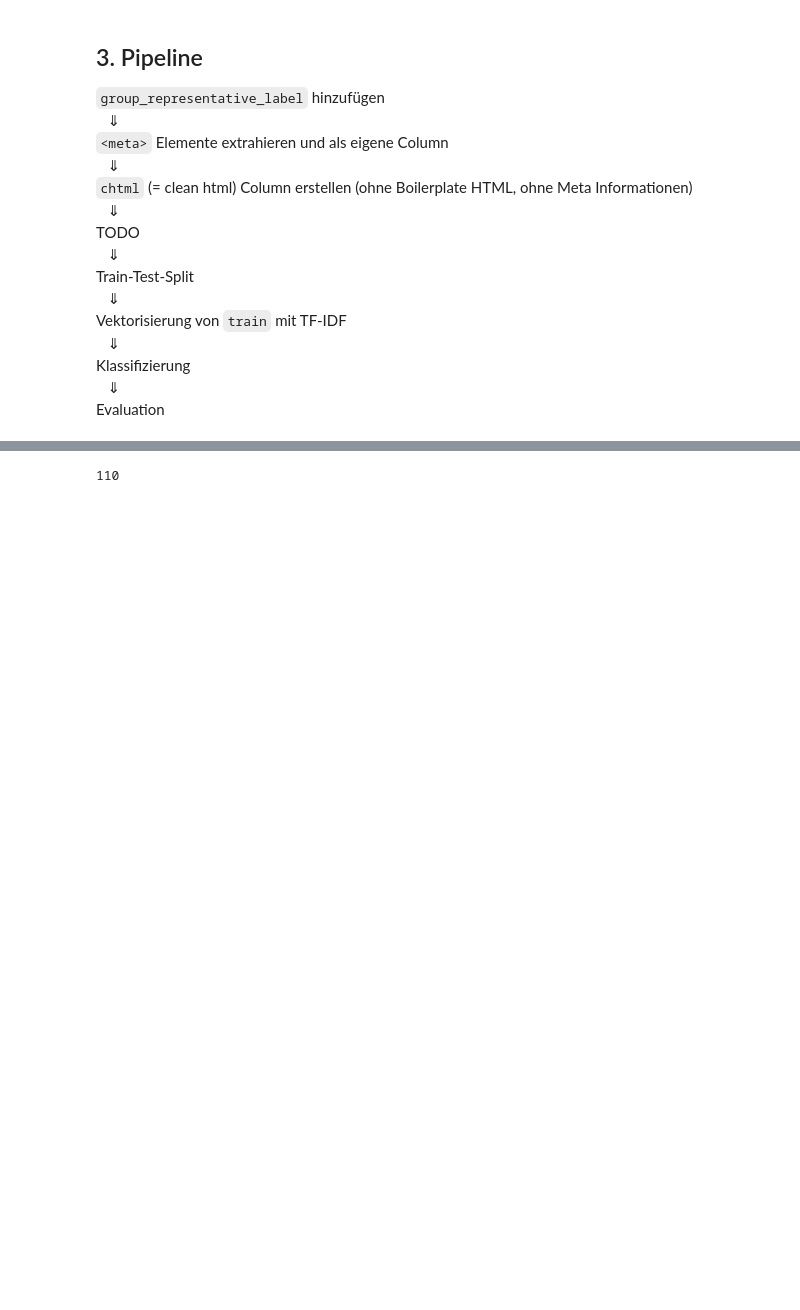
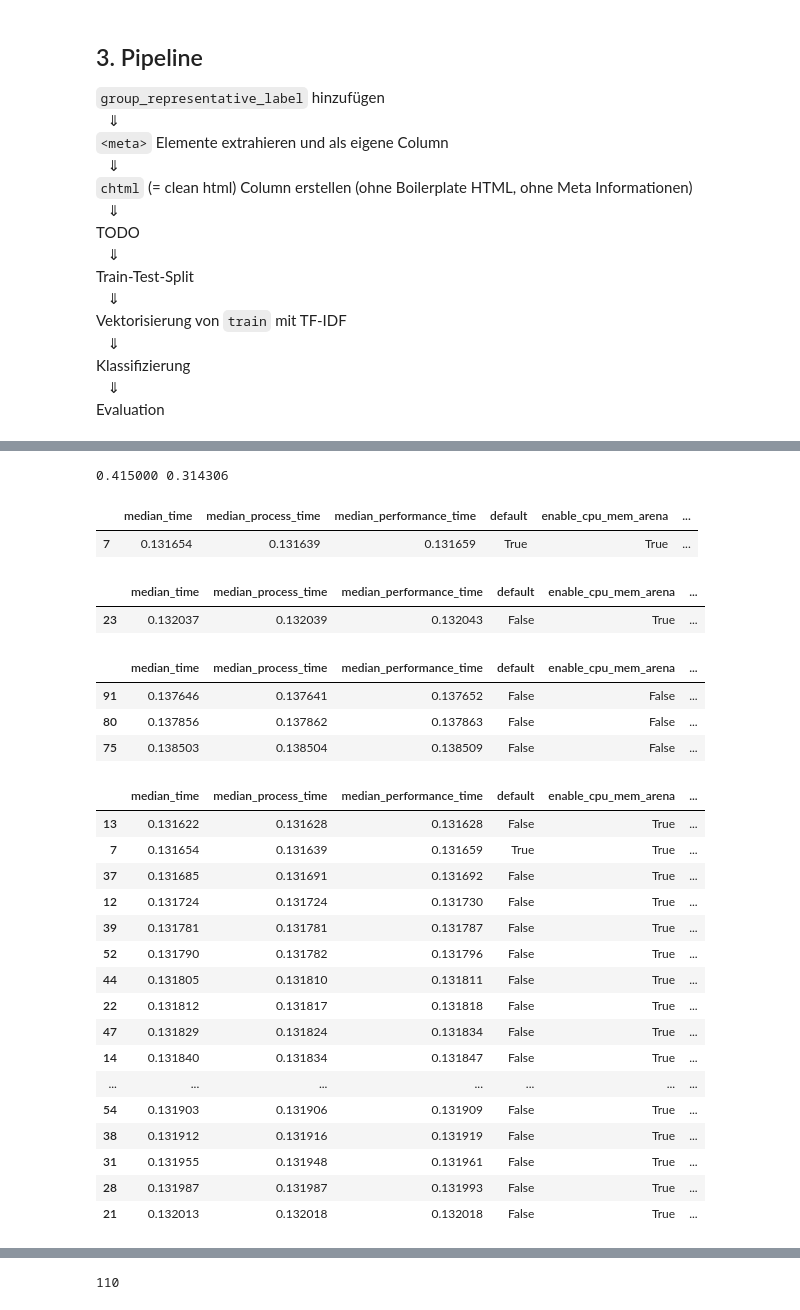
Before and after one commit to realjanpaulus/industryhtml, a Jupyter notebook: notebooks/classify_industries.ipynb, the cells around one changed output, grey strips where cells are left out. Drawn from its saved outputs; the diff is of its cells as text; code cells hidden in the pictures; blank space fills up the shorter version.

```diff
--- a/notebooks/classify_industries.ipynb
+++ b/notebooks/classify_industries.ipynb
@@ -131,0 +262,3 @@ Evaluation
+# %%
+from io import StringIO
+df = pd.read_csv(StringIO(s), sep="\s+")
@@ -131,0 +281,52 @@ Evaluation
+# %%
+best = 0.131622
+default = 0.132037
+best = best*1000
+default = default*1000
+milliseconds = default - best
+percent = 1 - (best / default)
+print('%f'%milliseconds, '%f'%(percent*100))
+# %% [output]
+0.415000 0.314306
+# %%
+df[df.default == True]
+# %% [output]
+|  | median_time | median_process_time | median_performance_time | default | enable_cpu_mem_arena | ... |
+| 7 | 0.131654 | 0.131639 | 0.131659 | True | True | ... |
+# %%
+df[(df.execution_mode == "execution_mode_parallel") &
+   (df.enable_cpu_mem_arena == True) &
+   (df.enable_mem_pattern == True) &
+   (df.execution_order == "execution_order_default") &
+   (df.graph_optimization_level == "enable_all") &
+   (df.use_deterministic_compute == False)].head(5)
+# %% [output]
+|  | median_time | median_process_time | median_performance_time | default | enable_cpu_mem_arena | ... |
+| 23 | 0.132037 | 0.132039 | 0.132043 | False | True | ... |
+# %%
+df.sort_values(by="median_process_time").tail(3)
+# %% [output]
+|  | median_time | median_process_time | median_performance_time | default | enable_cpu_mem_arena | ... |
+| 91 | 0.137646 | 0.137641 | 0.137652 | False | False | ... |
+| 80 | 0.137856 | 0.137862 | 0.137863 | False | False | ... |
+| 75 | 0.138503 | 0.138504 | 0.138509 | False | False | ... |
+# %%
+df.sort_values(by="median_process_time").head(20)
+# %% [output]
+|  | median_time | median_process_time | median_performance_time | default | enable_cpu_mem_arena | ... |
+| 13 | 0.131622 | 0.131628 | 0.131628 | False | True | ... |
+| 7 | 0.131654 | 0.131639 | 0.131659 | True | True | ... |
+| 37 | 0.131685 | 0.131691 | 0.131692 | False | True | ... |
+| 12 | 0.131724 | 0.131724 | 0.131730 | False | True | ... |
+| 39 | 0.131781 | 0.131781 | 0.131787 | False | True | ... |
+| 52 | 0.131790 | 0.131782 | 0.131796 | False | True | ... |
+| 44 | 0.131805 | 0.131810 | 0.131811 | False | True | ... |
+| 22 | 0.131812 | 0.131817 | 0.131818 | False | True | ... |
+| 47 | 0.131829 | 0.131824 | 0.131834 | False | True | ... |
+| 14 | 0.131840 | 0.131834 | 0.131847 | False | True | ... |
+| ... | ... | ... | ... | ... | ... | ... |
+| 54 | 0.131903 | 0.131906 | 0.131909 | False | True | ... |
+| 38 | 0.131912 | 0.131916 | 0.131919 | False | True | ... |
+| 31 | 0.131955 | 0.131948 | 0.131961 | False | True | ... |
+| 28 | 0.131987 | 0.131987 | 0.131993 | False | True | ... |
+| 21 | 0.132013 | 0.132018 | 0.132018 | False | True | ... |
```
Also changed, not shown: parts of 4 cells of this notebook.
